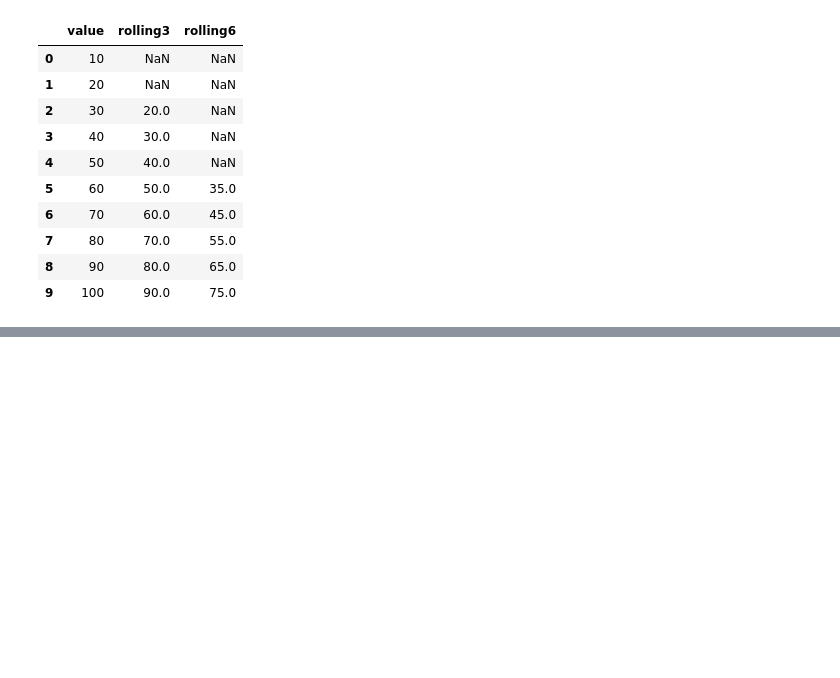
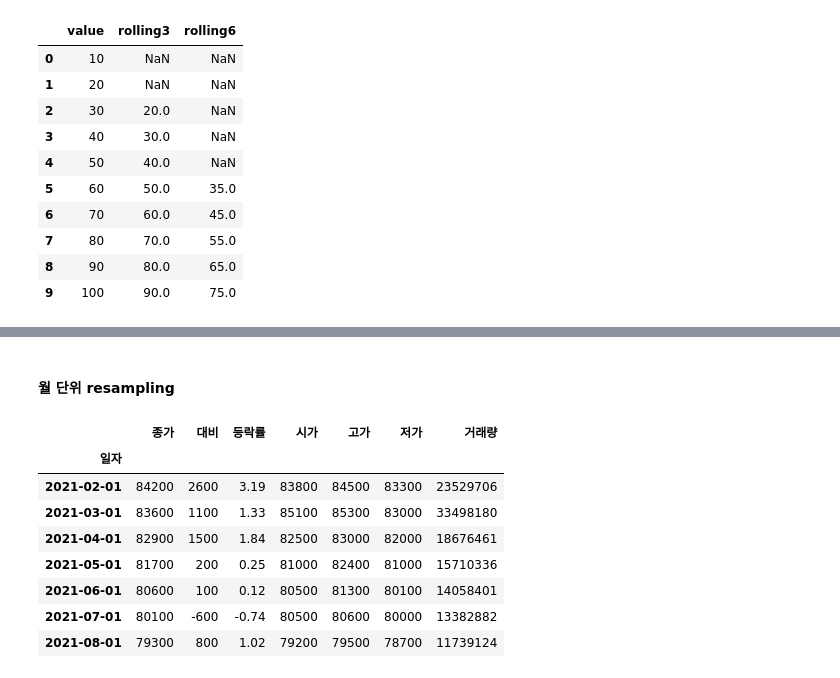
Before and after one commit to Huey-fitpet/study_pandas, a Jupyter notebook: codes/16.dataframe_shift.ipynb, the cells around one changed output, grey strips where cells are left out. Saved outputs shown, nothing was run; the diff lists cells and outputs as text; code cells hidden in the pictures; blank space fills up the shorter version.

```diff
--- a/codes/16.dataframe_shift.ipynb
+++ b/codes/16.dataframe_shift.ipynb
@@ -134,0 +192,16 @@ df_second
+# %% [markdown]
+#### 월 단위 resampling
+# %%
+df_resample_second = df_resample_first.resample('MS').first() # 묶는 index중 처음
+df_resample_second = df_resample_second.loc[:,:"거래량"]
+df_resample_second
+# %% [output]
+|  | 종가 | 대비 | 등락률 | 시가 | 고가 | 저가 | 거래량 |
+| 일자 |  |  |  |  |  |  |  |
+| 2021-02-01 | 84200 | 2600 | 3.19 | 83800 | 84500 | 83300 | 23529706 |
+| 2021-03-01 | 83600 | 1100 | 1.33 | 85100 | 85300 | 83000 | 33498180 |
+| 2021-04-01 | 82900 | 1500 | 1.84 | 82500 | 83000 | 82000 | 18676461 |
+| 2021-05-01 | 81700 | 200 | 0.25 | 81000 | 82400 | 81000 | 15710336 |
+| 2021-06-01 | 80600 | 100 | 0.12 | 80500 | 81300 | 80100 | 14058401 |
+| 2021-07-01 | 80100 | -600 | -0.74 | 80500 | 80600 | 80000 | 13382882 |
+| 2021-08-01 | 79300 | 800 | 1.02 | 79200 | 79500 | 78700 | 11739124 |
```
Also changed, not shown: parts of 19 cells of this notebook, 2 other files.
